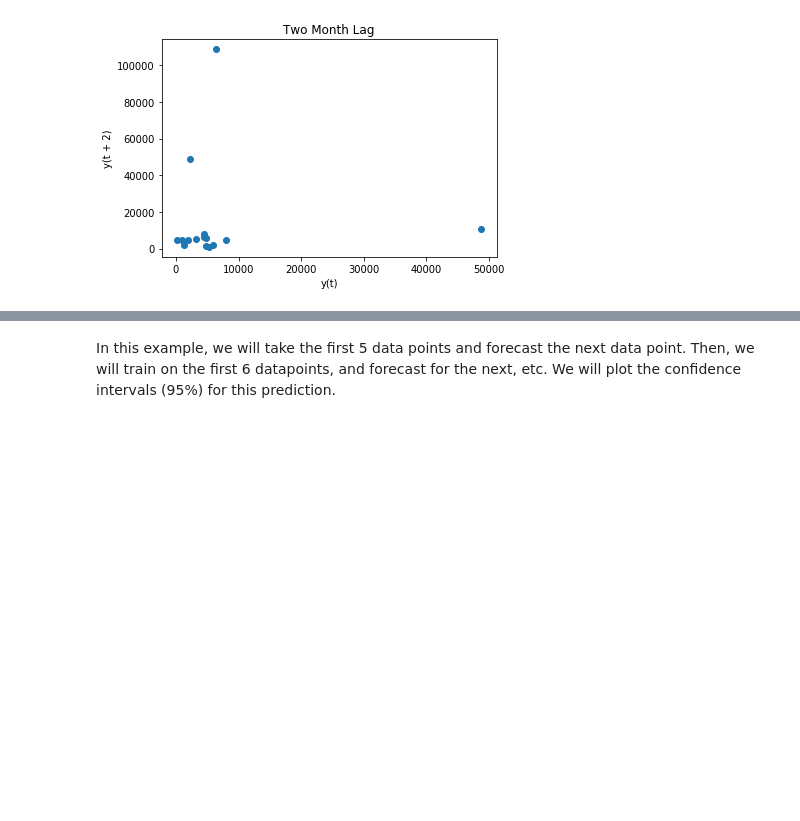
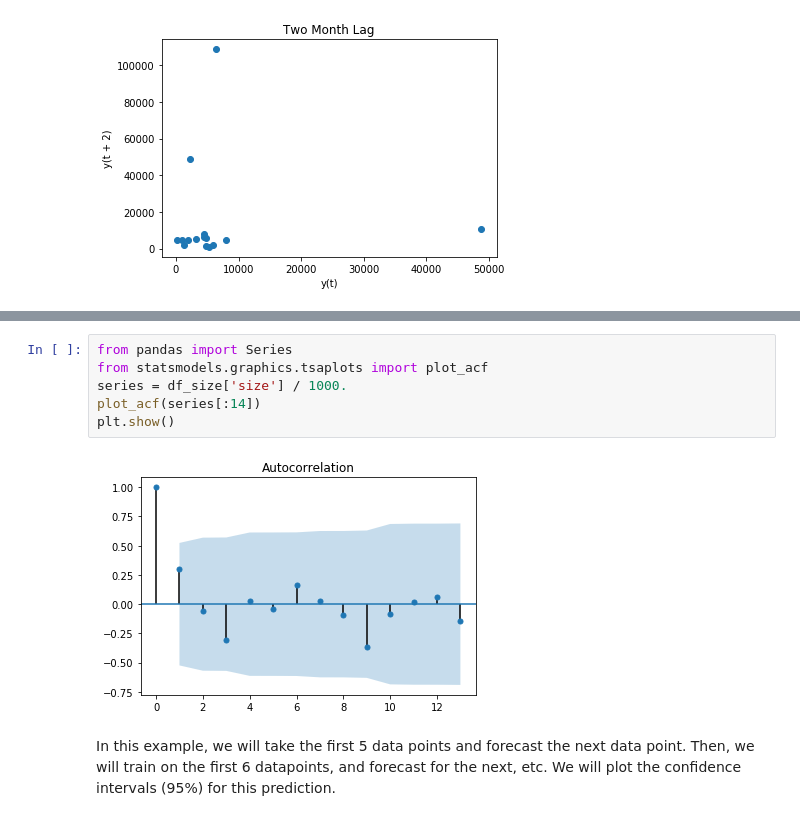
Before and after one commit to Emaasit/long-range-extrapolation, a Jupyter notebook: code/notebooks/ARIMA Analysis on CERT Email Data.ipynb, the cells around one changed output, grey strips where cells are left out. Saved outputs shown, nothing was run; the diff lists cells and outputs as text; blank space fills up the shorter version.

```diff
--- a/code/notebooks/ARIMA Analysis on CERT Email Data.ipynb
+++ b/code/notebooks/ARIMA Analysis on CERT Email Data.ipynb
@@ -376,3 +382,11 @@ get_ARIMA_param_values(y)
+# %%
+from pandas import Series
+from statsmodels.graphics.tsaplots import plot_acf
+series = df_size['size'] / 1000.
+plot_acf(series[:14])
+plt.show()
+# %% [output]
+[figure, added]
 # %% [markdown]
 In this example, we will take the first 5 data points and forecast the next data point. Then, we will train on the first 6 datapoints, and forecast for the next, etc. We will plot the confidence intervals (95%) for this prediction.
 # %%
```
Also changed, not shown: parts of 15 cells of this notebook, 1 other file.
